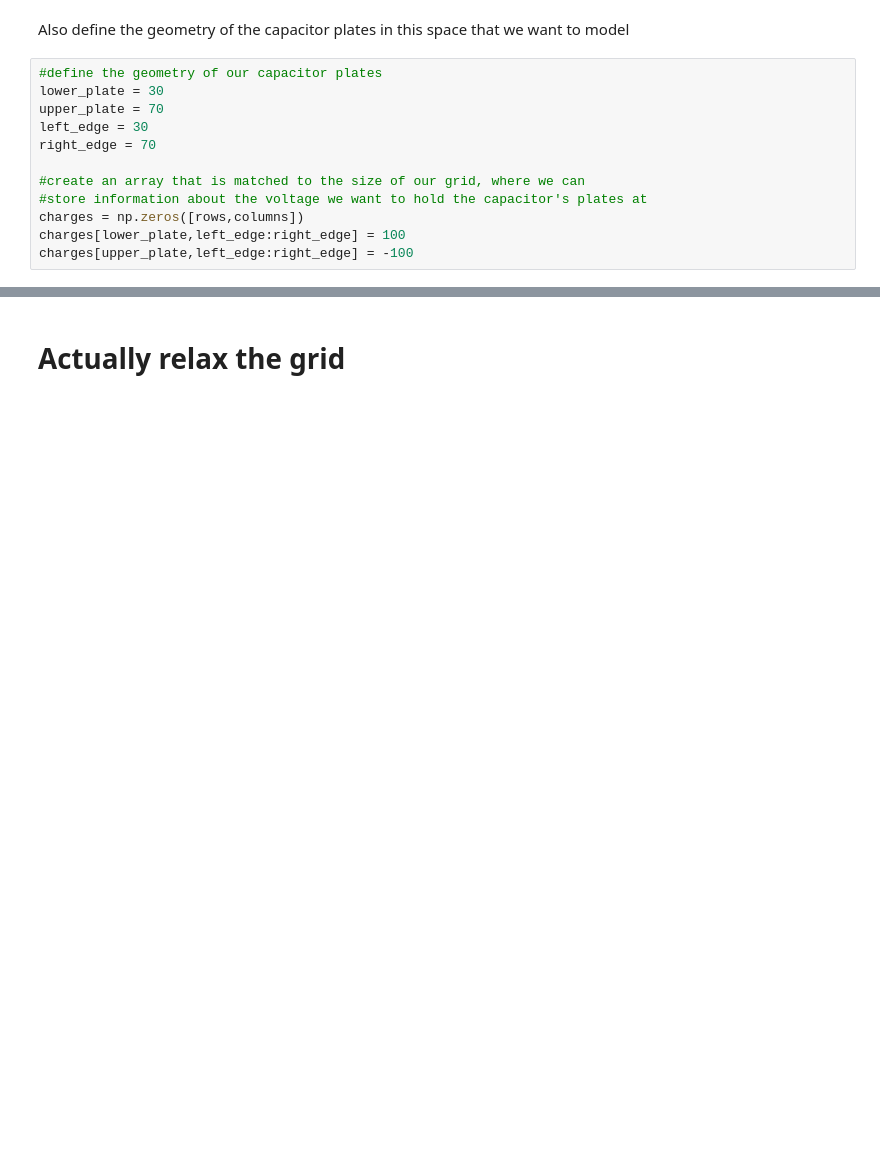
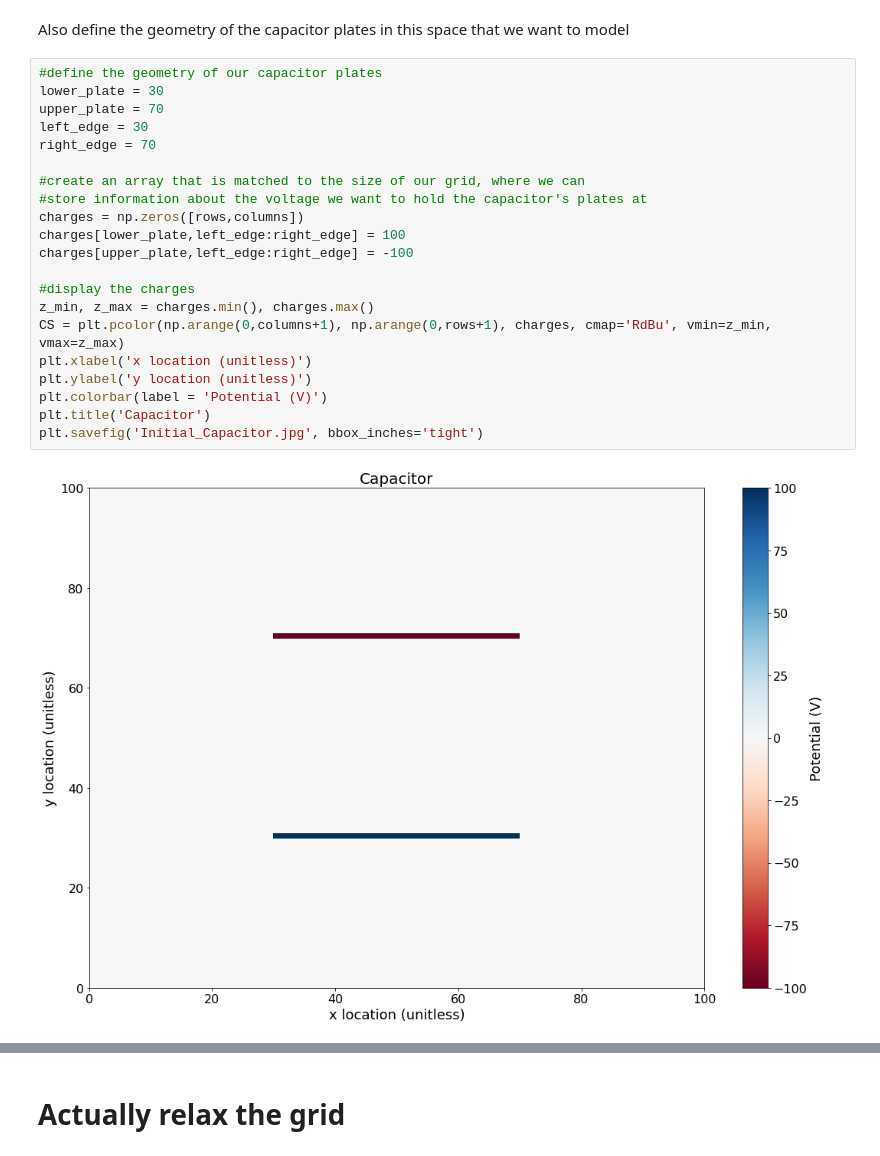
Before and after one commit to PHYS486-S22/PHYS486-S22, a Jupyter notebook: SampleNotebooks/ProjectTwo_Relaxation.ipynb, the cells around one changed output, grey strips where cells are left out. Drawn from its saved outputs; the diff is of its cells as text; blank space fills up the shorter version.

```diff
--- a/SampleNotebooks/ProjectTwo_Relaxation.ipynb
+++ b/SampleNotebooks/ProjectTwo_Relaxation.ipynb
@@ -150,12 +150,23 @@ Also define the geometry of the capacitor plates in this space that we want to m
 # %%
 #define the geometry of our capacitor plates
 lower_plate = 30
 upper_plate = 70
 left_edge = 30
 right_edge = 70
 
 #create an array that is matched to the size of our grid, where we can
 #store information about the voltage we want to hold the capacitor's plates at
 charges = np.zeros([rows,columns])
 charges[lower_plate,left_edge:right_edge] = 100
 charges[upper_plate,left_edge:right_edge] = -100
+
+#display the charges
+z_min, z_max = charges.min(), charges.max()
+CS = plt.pcolor(np.arange(0,columns+1), np.arange(0,rows+1), charges, cmap='RdBu', vmin=z_min, vmax=z_max)
+plt.xlabel('x location (unitless)')
+plt.ylabel('y location (unitless)')
+plt.colorbar(label = 'Potential (V)')
+plt.title('Capacitor')
+plt.savefig('Initial_Capacitor.jpg', bbox_inches='tight')
+# %% [output]
+[figure, added]
```
Also changed, not shown: parts of 23 cells of this notebook.
